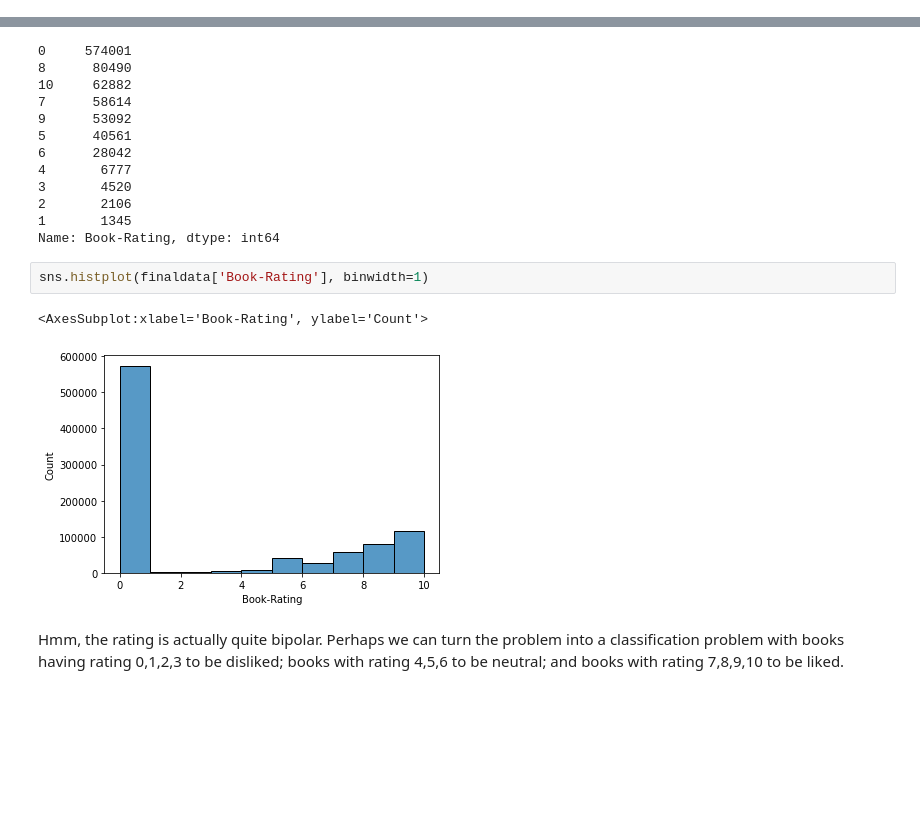
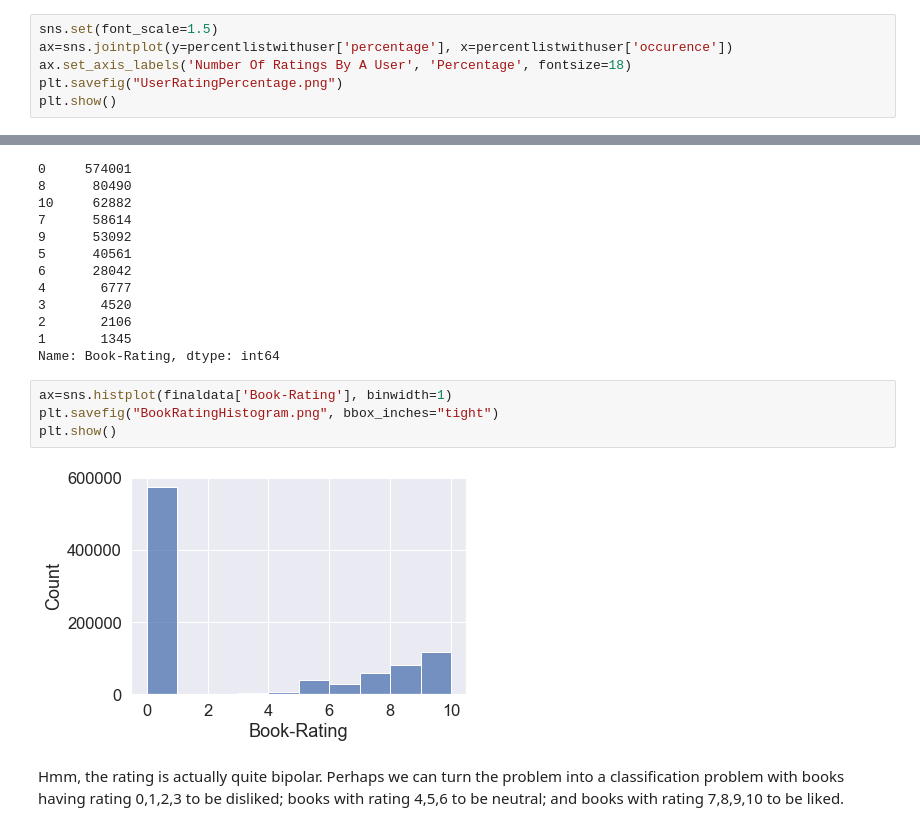
Before and after one commit to mnguyen494/Capstone-3, a Jupyter notebook: Data Wrangling and EDP for Book Recommendation.ipynb, the cells around one changed output, grey strips where cells are left out. Drawn from its saved outputs; the diff is of its cells as text; blank space fills up the shorter version.

```diff
--- a/Data Wrangling and EDP for Book Recommendation.ipynb
+++ b/Data Wrangling and EDP for Book Recommendation.ipynb
@@ -516,0 +549,6 @@ The percent of ratings with only 1 user is:
+# %%
+sns.set(font_scale=1.5)
+ax=sns.jointplot(y=percentlistwithuser['percentage'], x=percentlistwithuser['occurence'])
+ax.set_axis_labels('Number Of Ratings By A User', 'Percentage', fontsize=18)
+plt.savefig("UserRatingPercentage.png")
+plt.show()
@@ -588,9 +674,10 @@ finaldata['Book-Rating'].value_counts()
 1       1345
 Name: Book-Rating, dtype: int64
 # %%
-sns.histplot(finaldata['Book-Rating'], binwidth=1)
+ax=sns.histplot(finaldata['Book-Rating'], binwidth=1)
+plt.savefig("BookRatingHistogram.png", bbox_inches="tight")
+plt.show()
 # %% [output]
-<AxesSubplot:xlabel='Book-Rating', ylabel='Count'>
-[figure, old version]
+[figure, new version]
 # %% [markdown]
 Hmm, the rating is actually quite bipolar. Perhaps we can turn the problem into a classification problem with books having rating 0,1,2,3 to be disliked; books with rating 4,5,6 to be neutral; and books with rating 7,8,9,10 to be liked.
```
Also changed, not shown: parts of 23 cells of this notebook.
